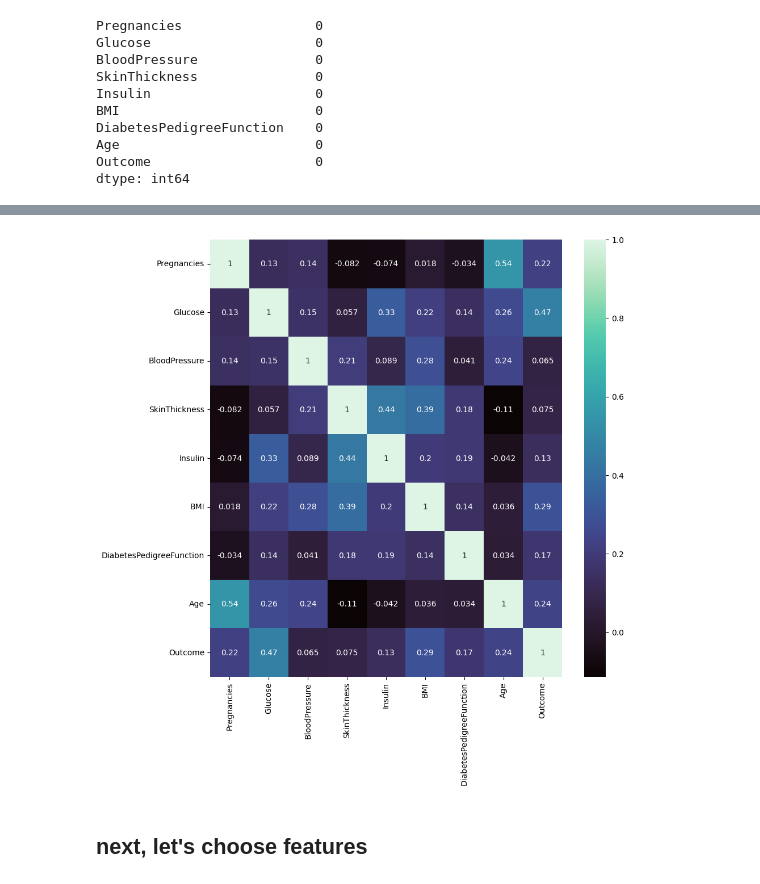
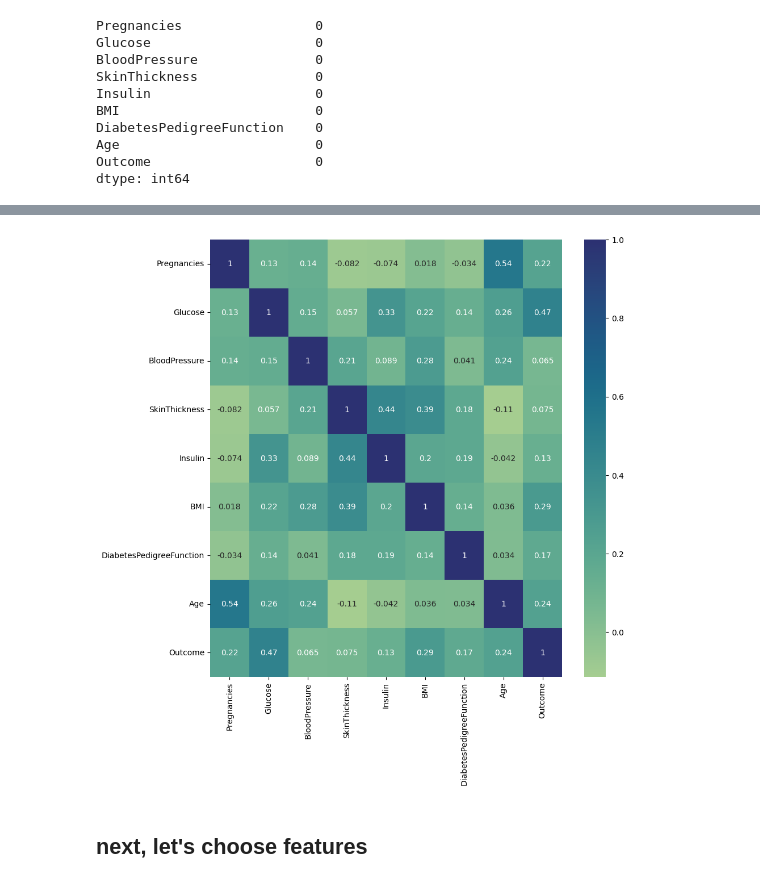
Before and after one commit to milodubois/scientific-python, a Jupyter notebook: candidates/candidate-notebooks/001-initial-eda.ipynb, the cells around one changed output, grey strips where cells are left out. Saved outputs shown, nothing was run; the diff lists cells and outputs as text; code cells hidden in the pictures.

Commit message:
refactor, optimize cmap for dataset, comment-out redundant code

```diff
--- a/candidates/candidate-notebooks/001-initial-eda.ipynb
+++ b/candidates/candidate-notebooks/001-initial-eda.ipynb
@@ -84,8 +87,10 @@ cormat = df.corr()
 top_corr_features = cormat.index
 # %%
 plt.figure(figsize=(10,10))
-p = sns.heatmap(df[top_corr_features].corr(), annot=True,cmap='mako')
+p = sns.heatmap(df[top_corr_features].corr(), annot=True,cmap='crest')
+
+# TODO: rocket or crest better than mako and viridis in this application
 # %% [output]
-[figure, old version]
+[figure, new version]
 # %% [markdown]
 ## next, let's choose features
```
Also changed, not shown: parts of 1 cell of this notebook.
